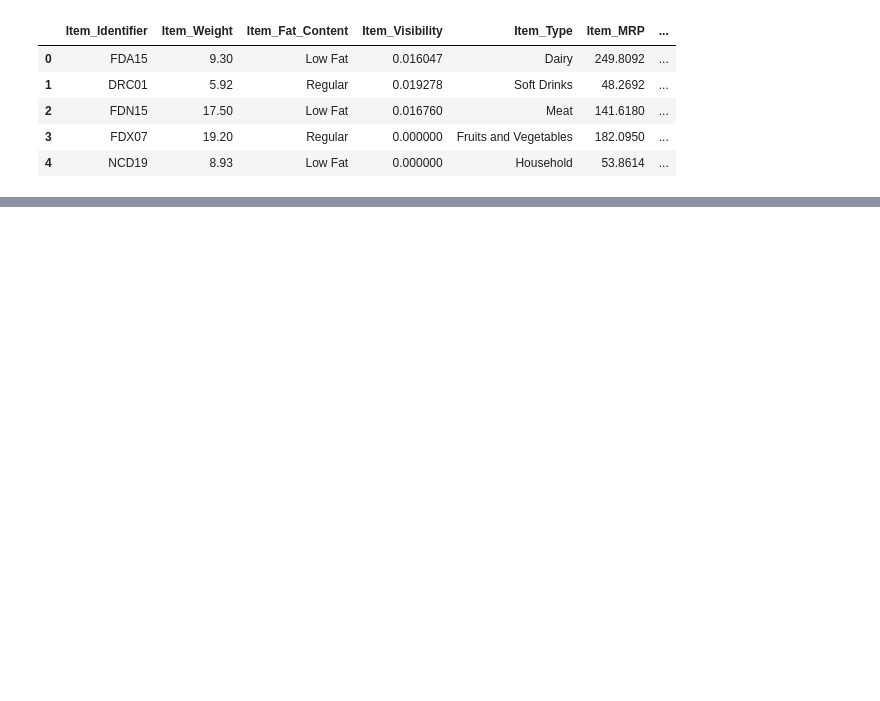
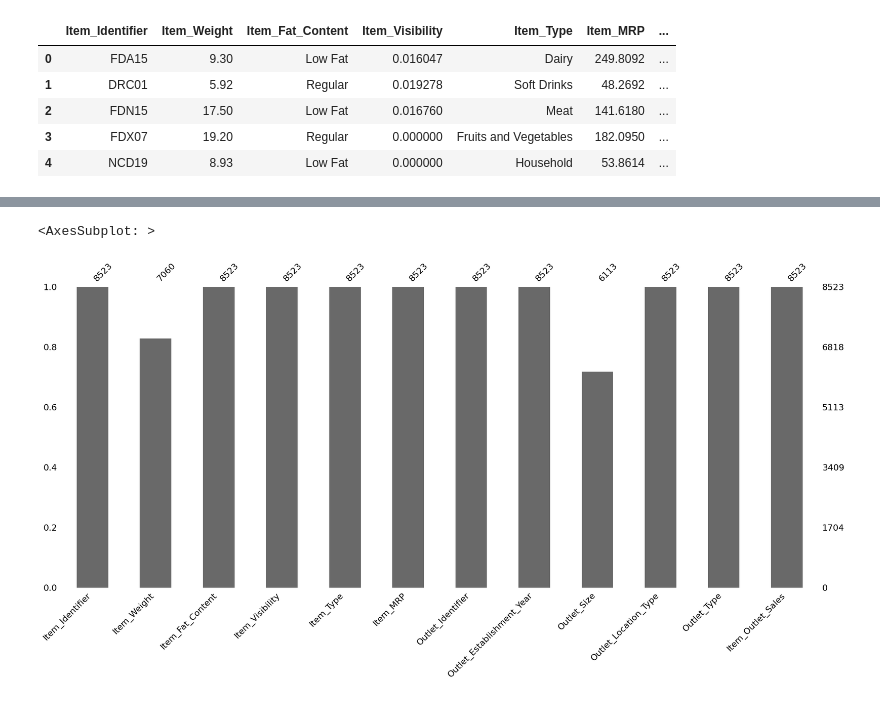
Before and after one commit to NoobPro004/Python, a Jupyter notebook: Machine Learning/Predictive Modelling/Big-Mart-Sales-Prediction/big_data_mart.ipynb, the cells around one changed output, grey strips where cells are left out. Saved outputs shown, nothing was run; the diff lists cells and outputs as text; code cells hidden in the pictures; blank space fills up the shorter version.

```diff
--- a/Machine Learning/Predictive Modelling/Big-Mart-Sales-Prediction/big_data_mart.ipynb
+++ b/Machine Learning/Predictive Modelling/Big-Mart-Sales-Prediction/big_data_mart.ipynb
@@ -13,0 +32,5 @@ df.head()
+# %%
+msno.bar(df)
+# %% [output]
+<AxesSubplot: >
+[figure, added]
```
Also changed, not shown: parts of 12 cells of this notebook.
